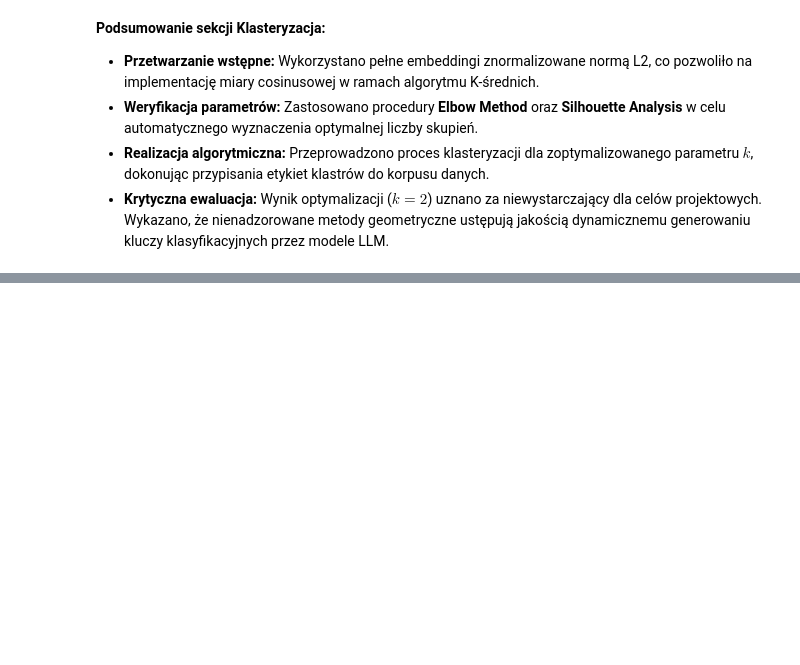
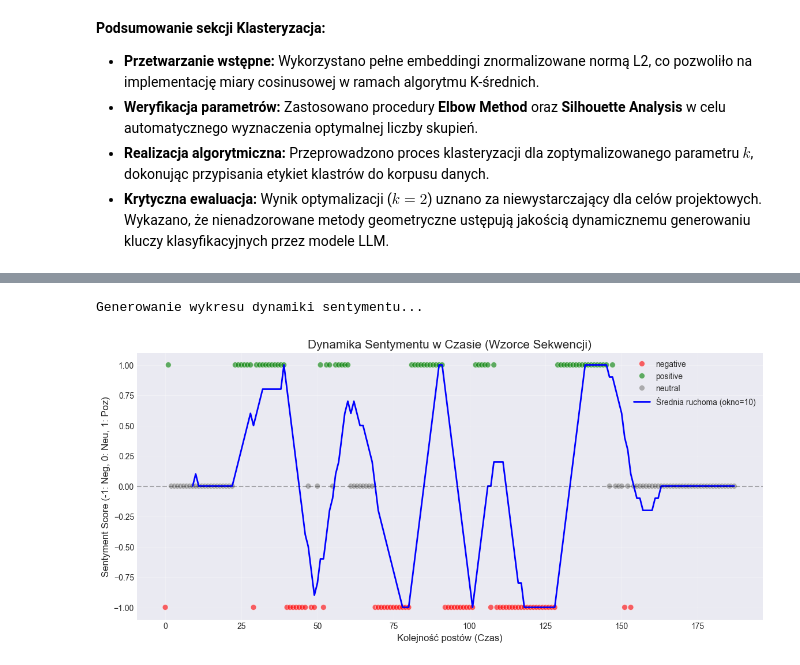
Before and after one commit to KozaBoza/AnalizaKorpusu_SocialPure, a Jupyter notebook: analiza_polsl.ipynb, the cells around one changed output, grey strips where cells are left out. Drawn from its saved outputs; the diff is of its cells as text; code cells hidden in the pictures; blank space fills up the shorter version.

```diff
--- a/analiza_polsl.ipynb
+++ b/analiza_polsl.ipynb
@@ -1168,0 +1364,41 @@ else:
+# %%
+# 8.2.1 Symulacja i Wizualizacja Dynamiki Sentymentu (Praktyka E5)
+import matplotlib.pyplot as plt
+import seaborn as sns
+import numpy as np
+
+# Symulacja osi czasu (zakładamy, że id posta odzwierciedla kolejność chronologiczną)
+# Ponieważ nie mamy dat w dataset_polsl_2025.json, użyjemy indeksu jako 'czasu'
+df['czas_symulowany'] = df.index
+
+# Mapowanie sentymentu na wartości numeryczne dla wykresu
+sentiment_map = {'positive': 1, 'neutral': 0, 'negative': -1}
+df['sentiment_score'] = df['sentiment'].map(sentiment_map)
+
+# Obliczanie średniej ruchomej (Moving Average) aby wygładzić wykres
+window_size = 10
+df['sentiment_ma'] = df['sentiment_score'].rolling(window=window_size).mean()
+
+print("Generowanie wykresu dynamiki sentymentu...")
+
+plt.figure(figsize=(14, 6))
+
+# Wykres surowych punktów (scatter)
+sns.scatterplot(data=df, x='czas_symulowany', y='sentiment_score',
+                hue='sentiment', palette={'positive': 'green', 'neutral': 'gray', 'negative': 'red'},
+                alpha=0.6, s=50)
+
+# Wykres średniej ruchomej (line)
+plt.plot(df['czas_symulowany'], df['sentiment_ma'], color='blue', linewidth=2, label=f'Średnia ruchoma (okno={window_size})')
+
+plt.title('Dynamika Sentymentu w Czasie (Wzorce Sekwencji)', fontsize=15)
+plt.xlabel('Kolejność postów (Czas)', fontsize=12)
+plt.ylabel('Sentyment Score (-1: Neg, 0: Neu, 1: Poz)', fontsize=12)
+plt.axhline(0, color='black', linestyle='--', alpha=0.3)
+plt.legend(loc='upper right')
+plt.grid(True, alpha=0.3)
+
+plt.show()
+# %% [output]
+Generowanie wykresu dynamiki sentymentu...
+[figure, added]
```
Also changed, not shown: parts of 62 cells of this notebook, 6 other files.
